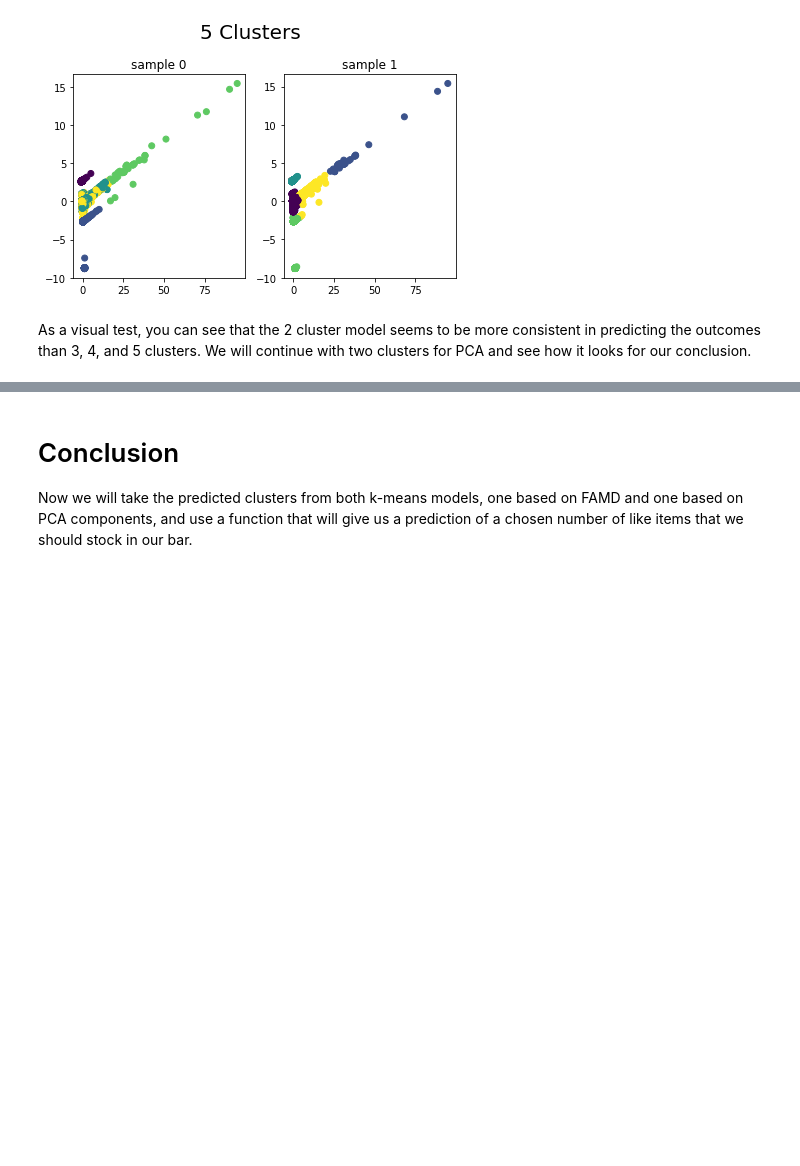
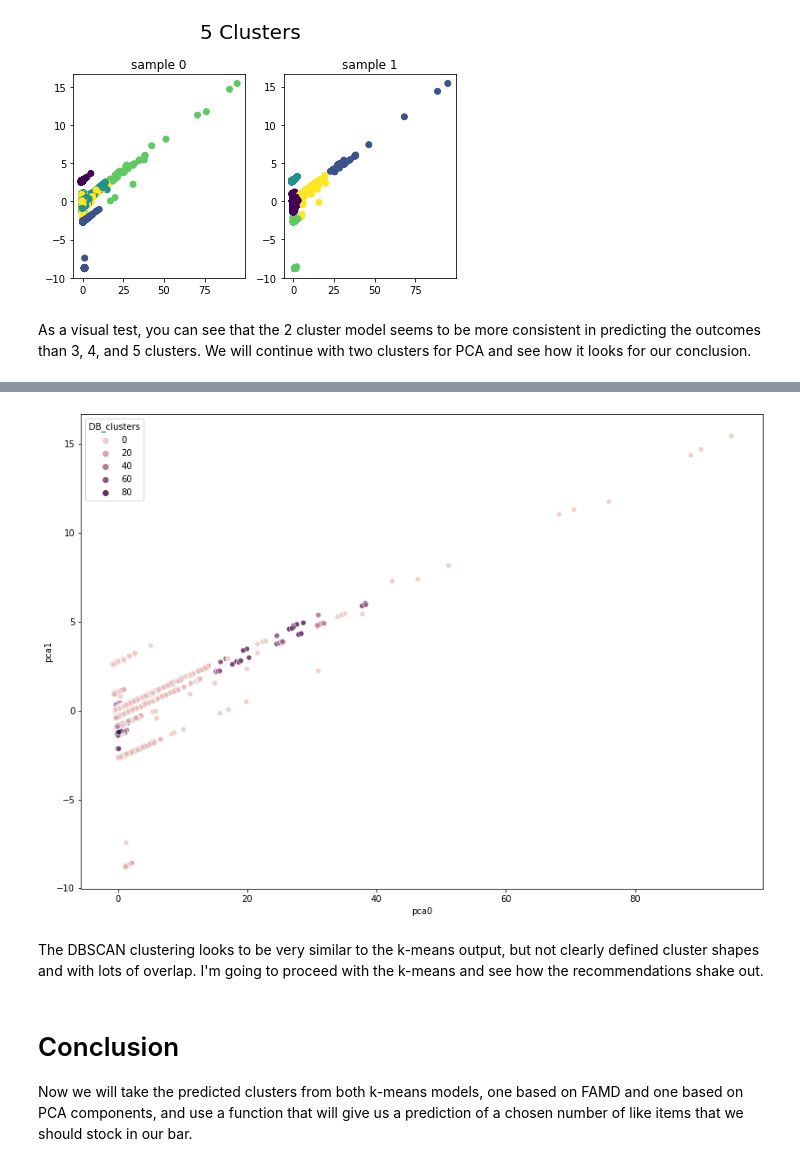
Before and after one commit to wolfy5878/DSI09Capstone3-UnsupervisedLearning, a Jupyter notebook: Notebook-UnsupervisedLearningCapstone.ipynb, the cells around one changed output, grey strips where cells are left out. Cells and saved outputs as stored; diff of their text form; code cells hidden in the pictures; blank space fills up the shorter version.

Commit message:
v 2.0
Resubmitted with added clustering technique as requested.

```diff
--- a/Notebook-UnsupervisedLearningCapstone.ipynb
+++ b/Notebook-UnsupervisedLearningCapstone.ipynb
@@ -630,0 +638,3 @@ As a visual test, you can see that the 2 cluster model seems to be more consiste
+# %%
+#Setup the DBSCAN model
+pca_dbscan_cluster = DBSCAN(eps=1, min_samples=5)
@@ -630,0 +650,6 @@ As a visual test, you can see that the 2 cluster model seems to be more consiste
+# %%
+#Create temp df:
+X_pca_df = pd.get_dummies(data['Item Description'], drop_first=True, dtype='int64')
+X_pca_df['pca0'] = df_pca[:,0]
+X_pca_df['pca1'] = df_pca[:,1]
+X_pca_df.head()
@@ -631,3 +663,16 @@ As a visual test, you can see that the 2 cluster model seems to be more consiste
+# %%
+#fit the model to the transformed pca data
+pca_clusters = pca_dbscan_cluster.fit_predict(X_pca_df)
+# %%
+X_pca_df['DB_clusters']=pca_clusters
+
+plt.figure(figsize=(14,10))
+sns.scatterplot(x='pca0', y='pca1', data=X_pca_df, hue='DB_clusters')
+plt.show()
+# %% [output]
+[figure, added]
+# %% [markdown]
+The DBSCAN clustering looks to be very similar to the k-means output, but not clearly defined cluster shapes and with lots of overlap. I'm going to proceed with the k-means and see how the recommendations shake out.
 # %% [markdown]
 # Conclusion
 Now we will take the predicted clusters from both k-means models, one based on FAMD and one based on PCA components, and use a function that will give us a prediction of a chosen number of like items that we should stock in our bar.
```
Also changed, not shown: parts of 10 cells of this notebook.
